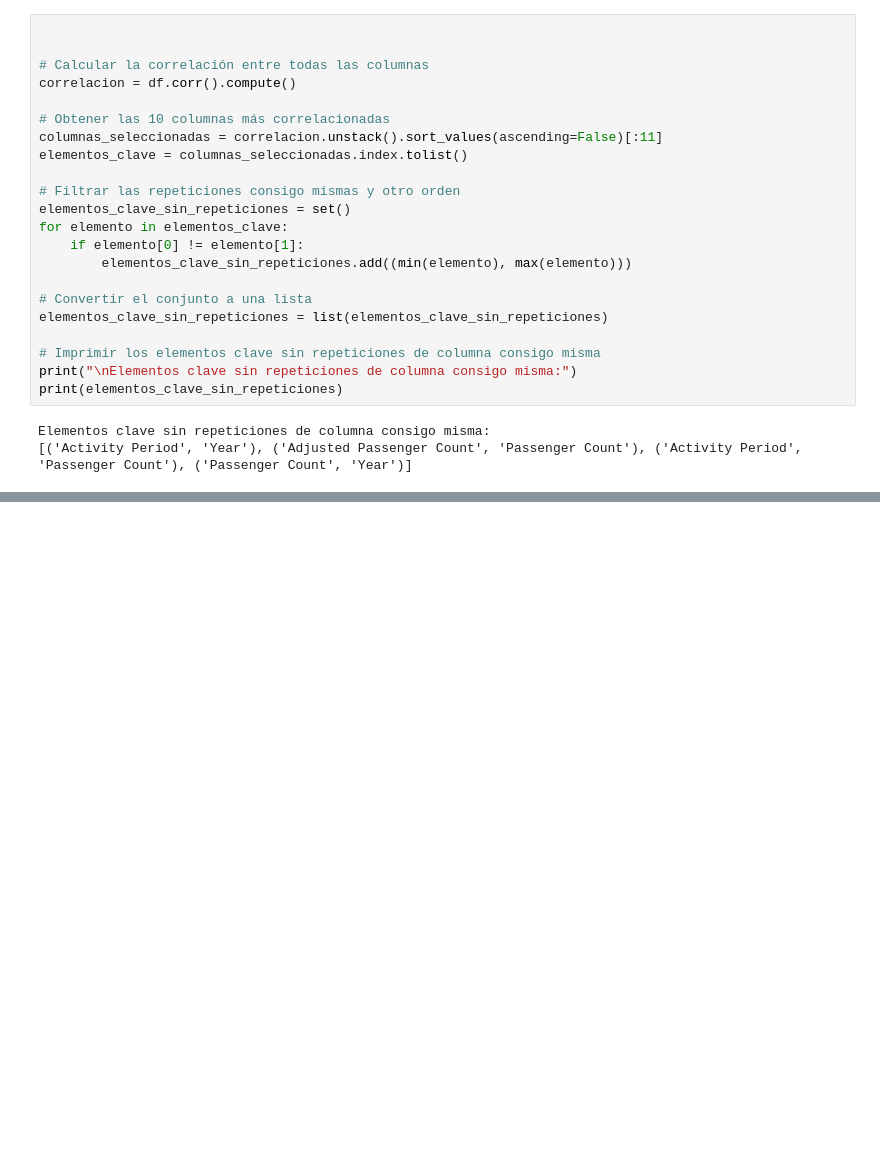
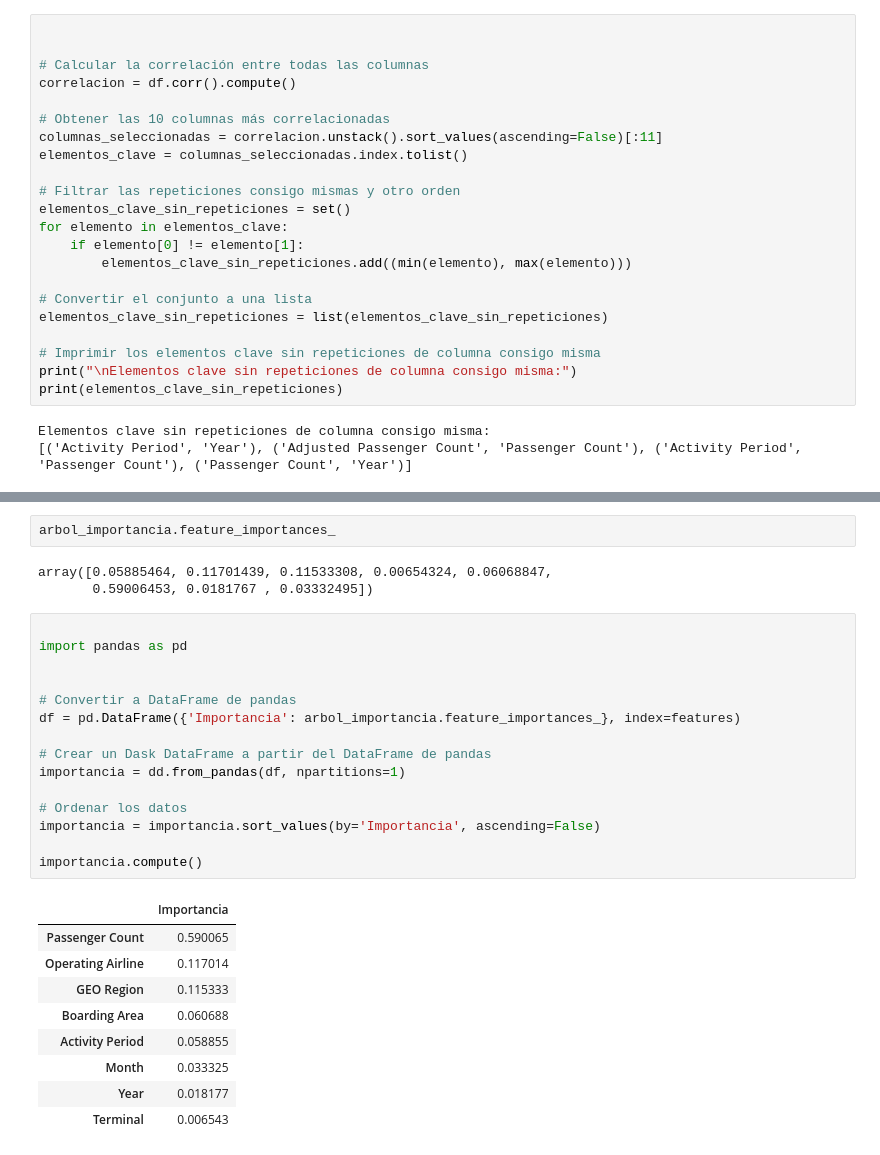
Before and after one commit to AngelMP02/Air_Trafic, a Jupyter notebook: data.ipynb, the cells around one changed output, grey strips where cells are left out. Saved outputs shown, nothing was run; the diff lists cells and outputs as text; blank space fills up the shorter version.

```diff
--- a/data.ipynb
+++ b/data.ipynb
@@ -400,0 +440,30 @@ Elementos clave sin repeticiones de columna consigo misma:
+# %%
+arbol_importancia.feature_importances_
+# %% [output]
+array([0.05885464, 0.11701439, 0.11533308, 0.00654324, 0.06068847,
+       0.59006453, 0.0181767 , 0.03332495])
+# %%
+
+import pandas as pd
+
+
+# Convertir a DataFrame de pandas
+df = pd.DataFrame({'Importancia': arbol_importancia.feature_importances_}, index=features)
+
+# Crear un Dask DataFrame a partir del DataFrame de pandas
+importancia = dd.from_pandas(df, npartitions=1)
+
+# Ordenar los datos
+importancia = importancia.sort_values(by='Importancia', ascending=False)
+
+importancia.compute()
+# %% [output]
+|  | Importancia |
+| Passenger Count | 0.590065 |
+| Operating Airline | 0.117014 |
+| GEO Region | 0.115333 |
+| Boarding Area | 0.060688 |
+| Activity Period | 0.058855 |
+| Month | 0.033325 |
+| Year | 0.018177 |
+| Terminal | 0.006543 |
```
Also changed, not shown: parts of 8 cells of this notebook.
